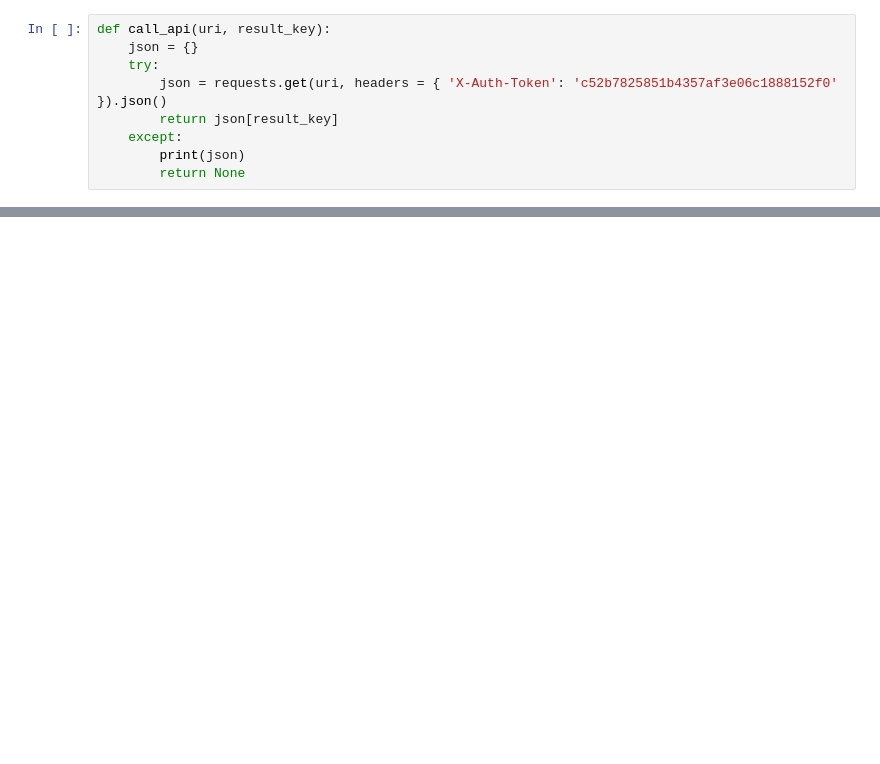
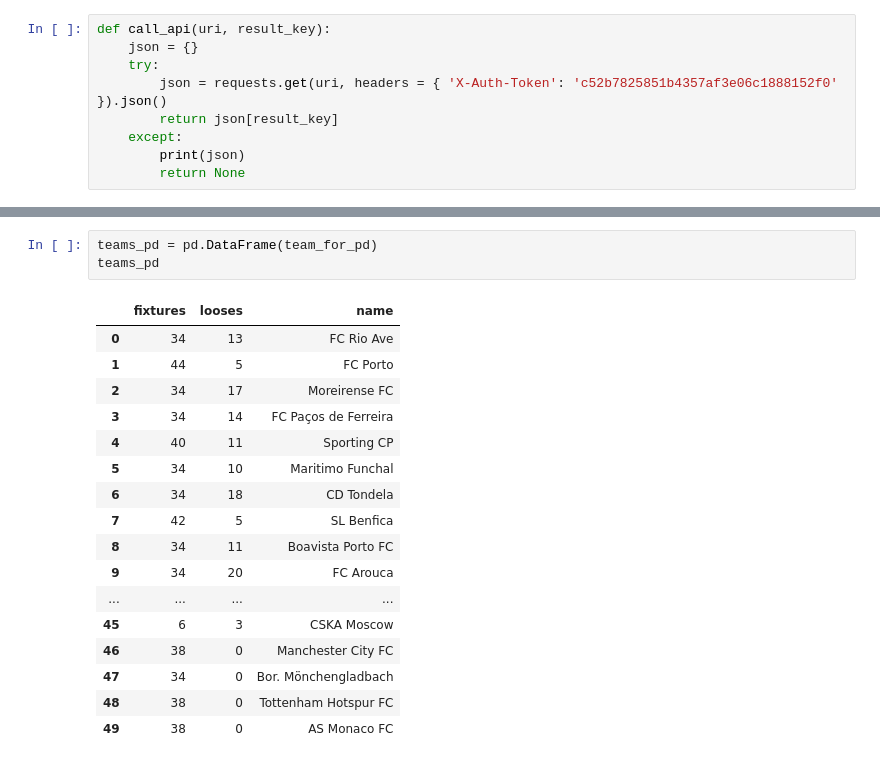
Before and after one commit to Eugene-q/netology_exercises, a Jupyter notebook: 4_3/soccer_stat.ipynb, the cells around one changed output, grey strips where cells are left out. Saved outputs shown, nothing was run; the diff lists cells and outputs as text; blank space fills up the shorter version.

```diff
--- a/4_3/soccer_stat.ipynb
+++ b/4_3/soccer_stat.ipynb
@@ -21,0 +128,21 @@ def call_api(uri, result_key):
+# %%
+teams_pd = pd.DataFrame(team_for_pd)
+teams_pd
+# %% [output]
+|  | fixtures | looses | name |
+| 0 | 34 | 13 | FC Rio Ave |
+| 1 | 44 | 5 | FC Porto |
+| 2 | 34 | 17 | Moreirense FC |
+| 3 | 34 | 14 | FC Paços de Ferreira |
+| 4 | 40 | 11 | Sporting CP |
+| 5 | 34 | 10 | Maritimo Funchal |
+| 6 | 34 | 18 | CD Tondela |
+| 7 | 42 | 5 | SL Benfica |
+| 8 | 34 | 11 | Boavista Porto FC |
+| 9 | 34 | 20 | FC Arouca |
+| ... | ... | ... | ... |
+| 45 | 6 | 3 | CSKA Moscow |
+| 46 | 38 | 0 | Manchester City FC |
+| 47 | 34 | 0 | Bor. Mönchengladbach |
+| 48 | 38 | 0 | Tottenham Hotspur FC |
+| 49 | 38 | 0 | AS Monaco FC |
```
Also changed, not shown: parts of 7 cells of this notebook.
